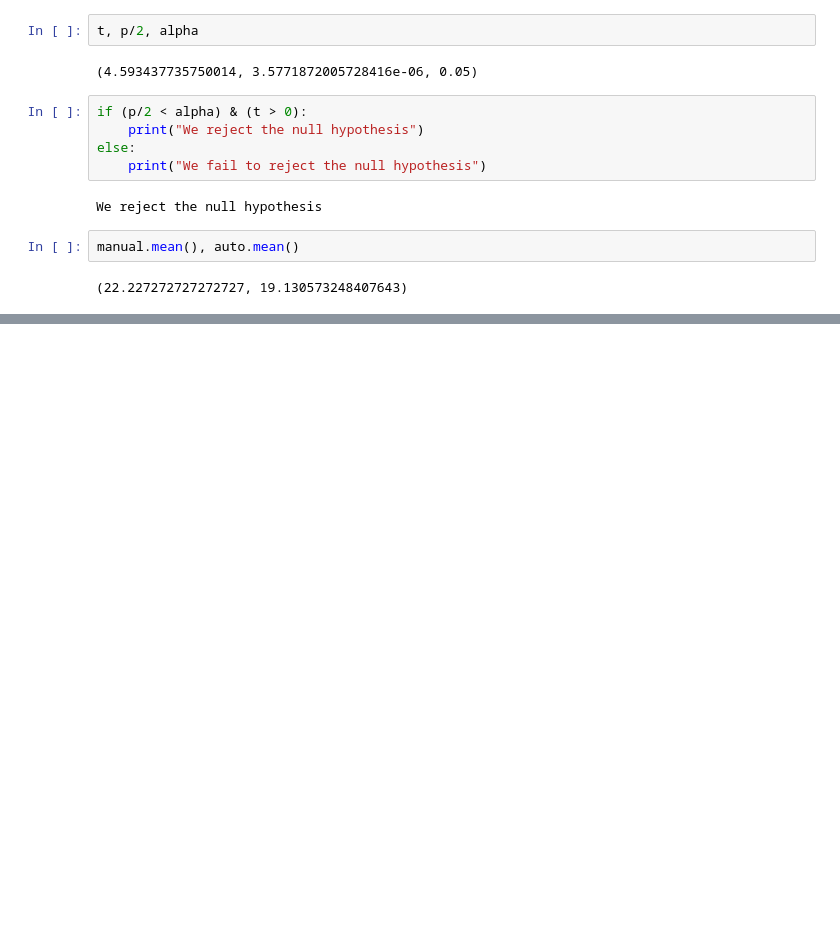
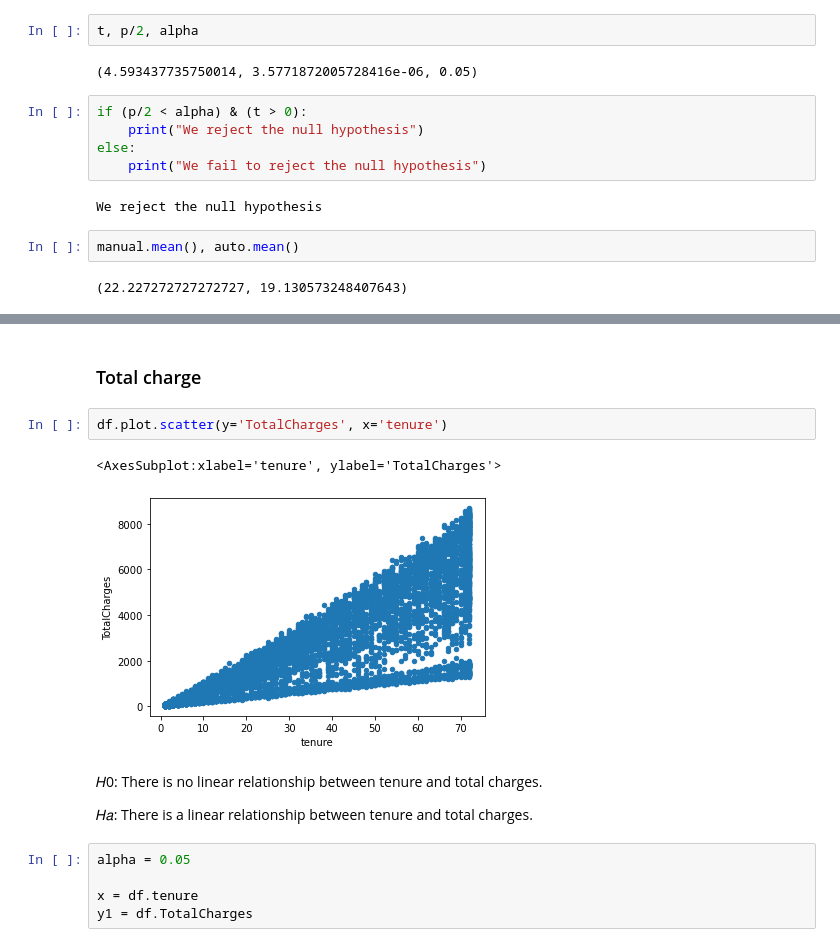
Before and after one commit to Chenchen070/statistics-exercises, a Jupyter notebook: hypothesis_testing.ipynb, the cells around one changed output, grey strips where cells are left out. Cells and saved outputs as stored; diff of their text form; blank space fills up the shorter version.

```diff
--- a/hypothesis_testing.ipynb
+++ b/hypothesis_testing.ipynb
@@ -281,0 +367,16 @@ manual.mean(), auto.mean()
+# %% [markdown]
+### Total charge
+# %%
+df.plot.scatter(y='TotalCharges', x='tenure')
+# %% [output]
+<AxesSubplot:xlabel='tenure', ylabel='TotalCharges'>
+[figure, added]
+# %% [markdown]
+𝐻0: There is no linear relationship between tenure and total charges.
+
+𝐻𝑎: There is a linear relationship between tenure and total charges.
+# %%
+alpha = 0.05
+
+x = df.tenure
+y1 = df.TotalCharges
```
Also changed, not shown: parts of 47 cells of this notebook.
